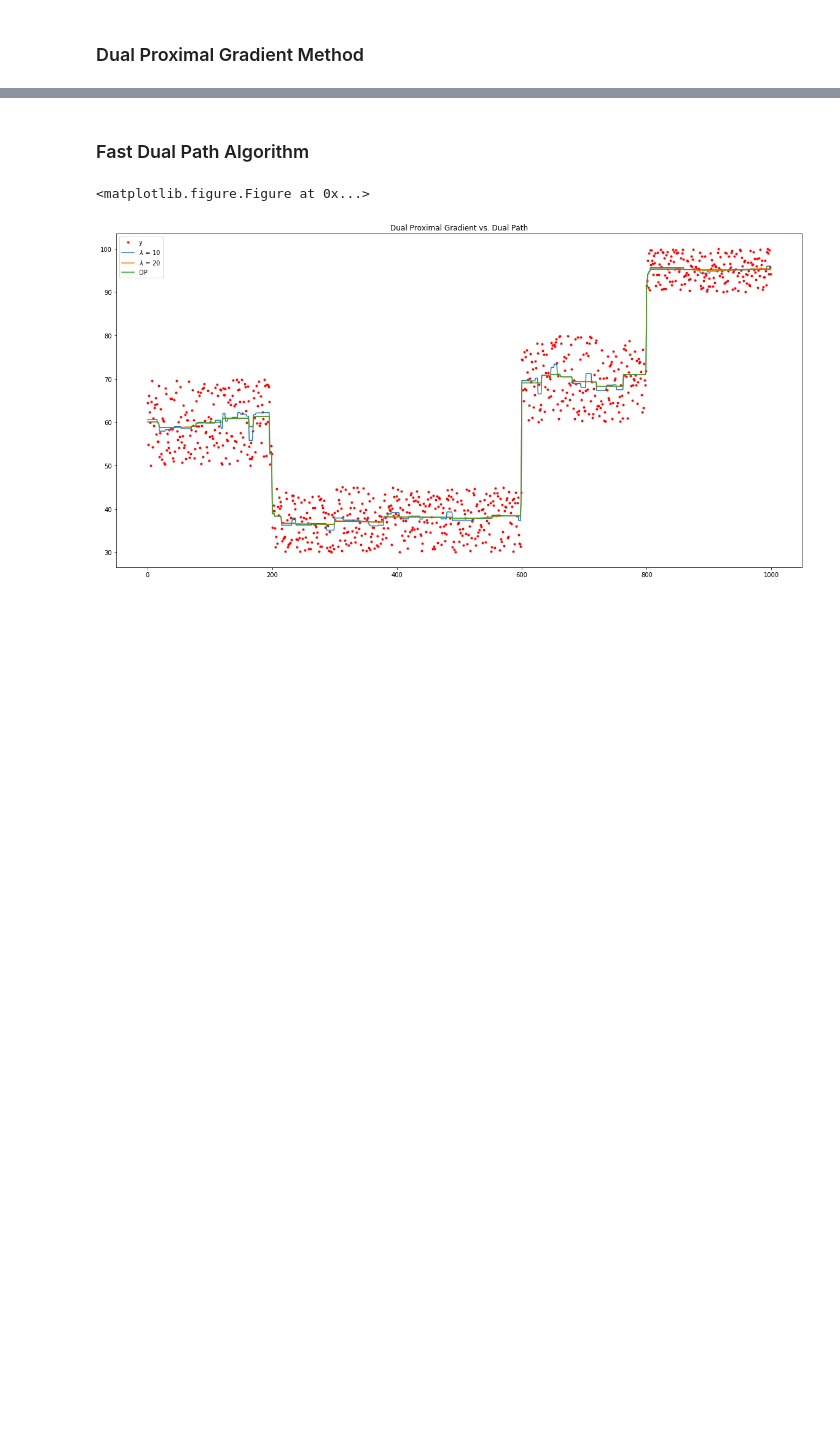
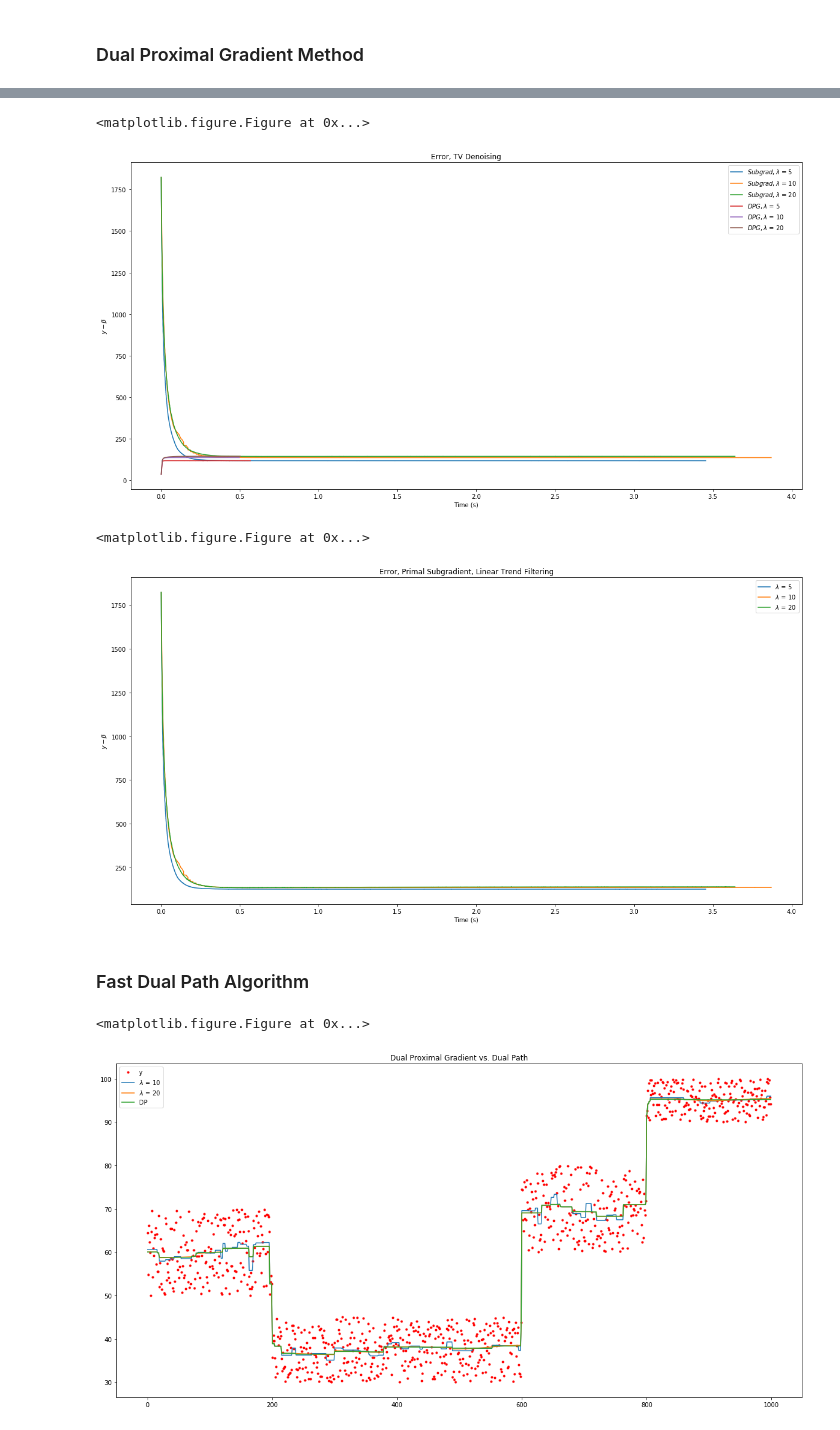
Before and after one commit to soovadeep/cvx-opt, a Jupyter notebook: Project.ipynb, the cells around one changed output, grey strips where cells are left out. Cells and saved outputs as stored; diff of their text form; code cells hidden in the pictures; blank space fills up the shorter version.

```diff
--- a/Project.ipynb
+++ b/Project.ipynb
@@ -224,3 +240,34 @@ plt.show()
+# %%
+# Error Plotting
+plt.clf()
+plt.figure(figsize=(20,10))
+plt.plot(timeIter_sg5, error_sg5,label='$Subgrad, \lambda$ = 5')
+plt.plot(timeIter_sg10, error_sg10,label='$Subgrad, \lambda$ = 10')
+plt.plot(timeIter_sg20, error_sg20,label='$Subgrad, \lambda$ = 20')
+plt.plot(timeIter_dpg5, error_dpg5,label='$DPG, \lambda$ = 5')
+plt.plot(timeIter_dpg10, error_dpg10,label='$DPG, \lambda$ = 10')
+plt.plot(timeIter_dpg20, error_dpg20,label='$DPG, \lambda$ = 20')
+plt.title('Error, TV Denoising')
+plt.xlabel('Time (s)')
+plt.ylabel('$y - \\beta$')
+plt.legend()
+plt.show()
+
+plt.clf()
+plt.figure(figsize=(20,10))
+plt.plot(timeIter_sg5, error_sg5LT,label='$\lambda$ = 5')
+plt.plot(timeIter_sg10, error_sg10LT,label='$\lambda$ = 10')
+plt.plot(timeIter_sg20, error_sg20LT,label='$\lambda$ = 20')
+plt.title('Error, Primal Subgradient, Linear Trend Filtering')
+plt.xlabel('Time (s)')
+plt.ylabel('$y - \\beta$')
+plt.legend()
+plt.show()
+# %% [output]
+<matplotlib.figure.Figure at 0x...>
+[figure, added]
+<matplotlib.figure.Figure at 0x...>
+[figure, added]
 # %% [markdown]
 ### Fast Dual Path Algorithm
 # %%
```
Also changed, not shown: parts of 6 cells of this notebook.
